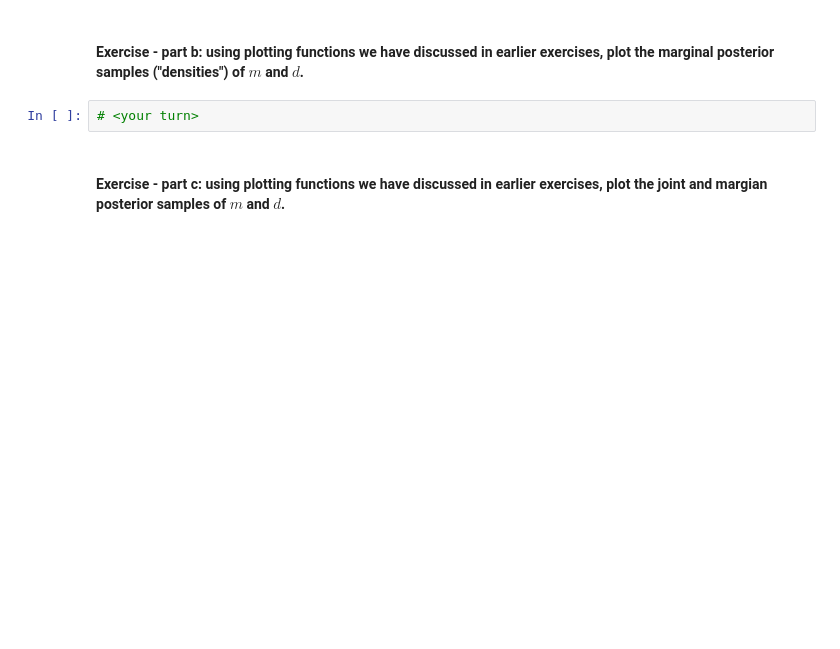
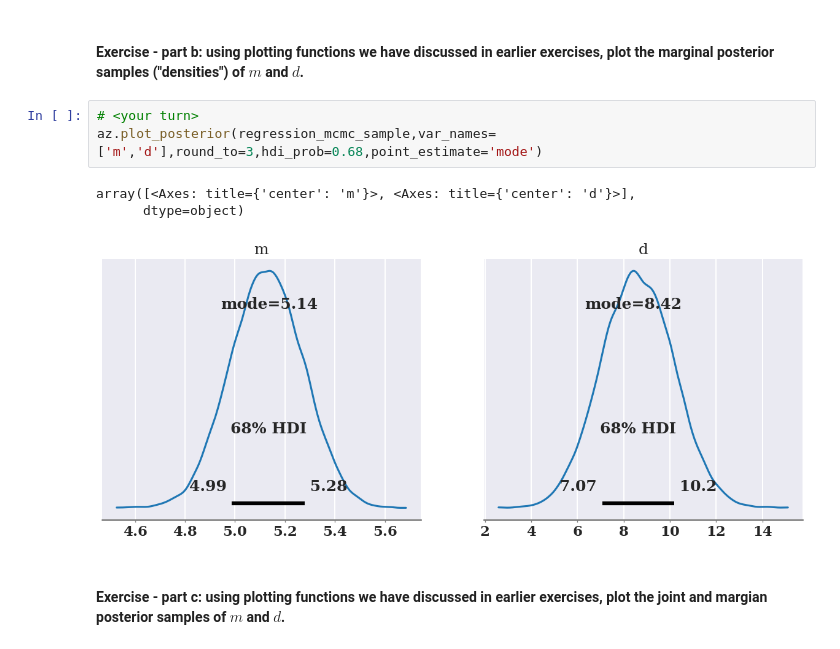
Before and after one commit to CobusL/PHYS4003-tutorials, a Jupyter notebook: Tutorials/T2_update_part1-answers_halfway.ipynb, the cells around one changed output. Drawn from its saved outputs; the diff is of its cells as text; blank space fills up the shorter version.

```diff
--- a/Tutorials/T2_update_part1-answers_halfway.ipynb
+++ b/Tutorials/T2_update_part1-answers_halfway.ipynb
@@ -433,6 +492,11 @@ fit_summary
 #### Exercise - part b: using plotting functions we have discussed in earlier exercises, plot the marginal posterior samples ("densities") of $m$ and $d$.
 # %%
 # <your turn>
+az.plot_posterior(regression_mcmc_sample,var_names=['m','d'],round_to=3,hdi_prob=0.68,point_estimate='mode')
+# %% [output]
+array([<Axes: title={'center': 'm'}>, <Axes: title={'center': 'd'}>],
+      dtype=object)
+[figure, added]
 # %% [markdown]
 #### Exercise - part c: using plotting functions we have discussed in earlier exercises, plot the joint and margian posterior samples of $m$ and $d$.
 # %%
```
Also changed, not shown: parts of 22 cells of this notebook.
